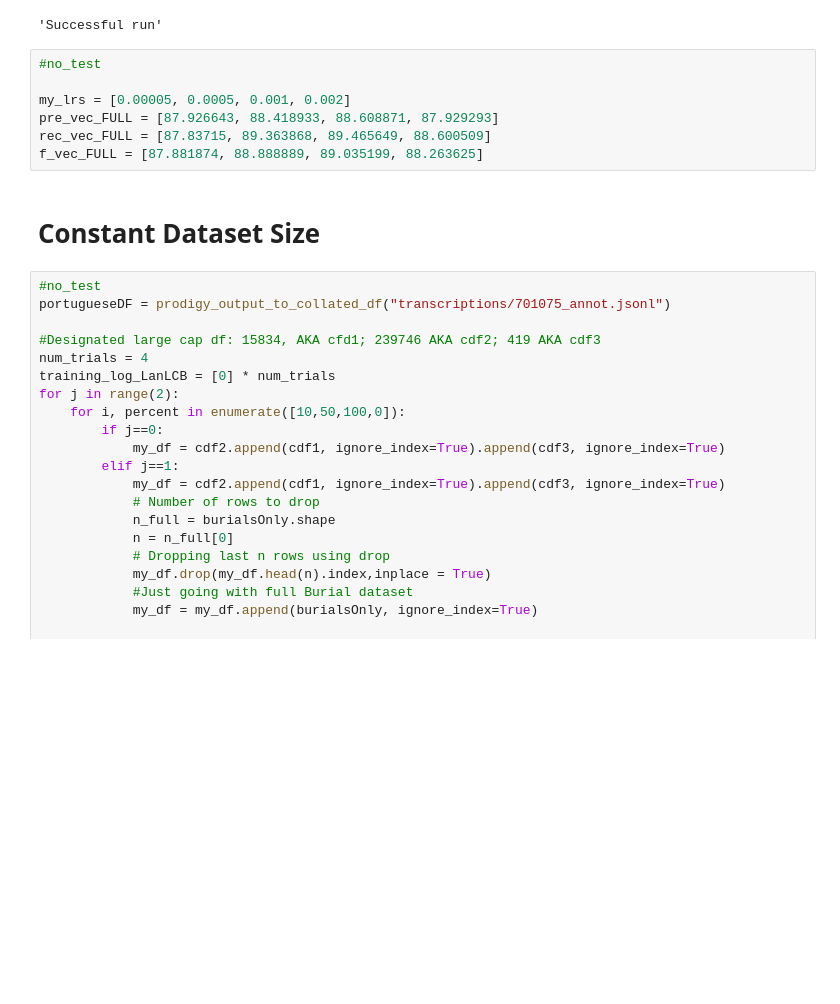
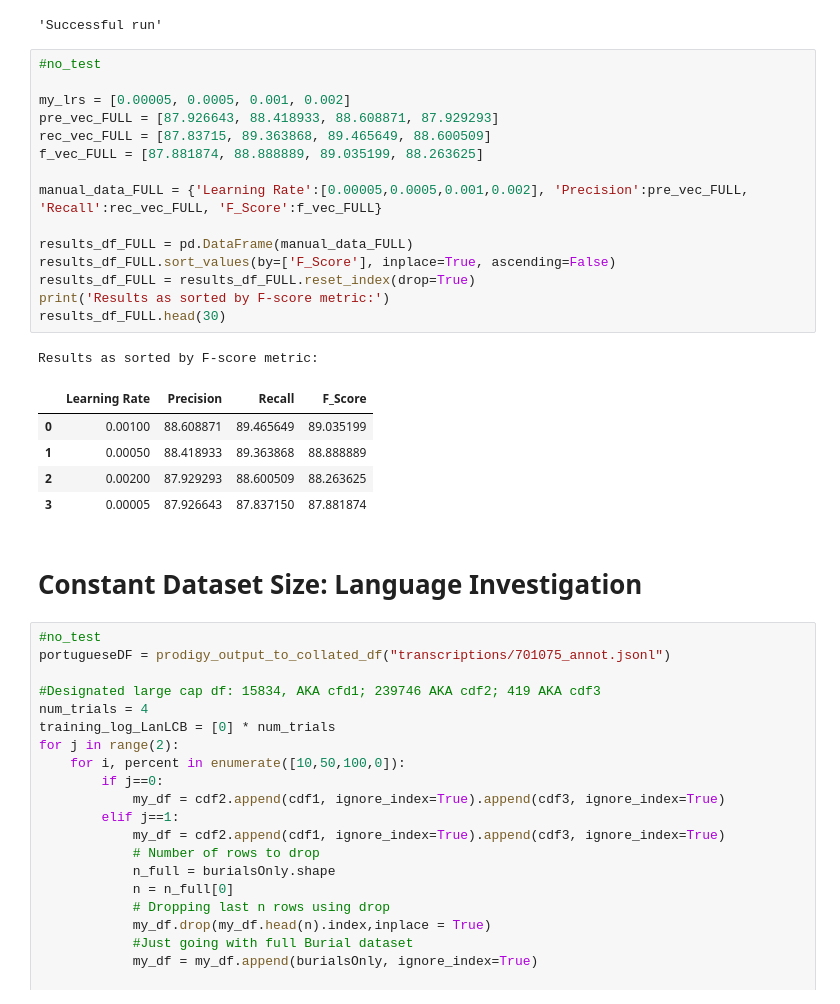
Before and after one commit to slavesocieties/ssda-nlp, a Jupyter notebook: 70-exhaustive-training.ipynb, the cells around one changed output. Drawn from its saved outputs; the diff is of its cells as text; blank space fills up the shorter version.

```diff
--- a/70-exhaustive-training.ipynb
+++ b/70-exhaustive-training.ipynb
@@ -298,12 +297,27 @@ display('Successful run')
 # %%
 #no_test
 
 my_lrs = [0.00005, 0.0005, 0.001, 0.002]
 pre_vec_FULL = [87.926643, 88.418933, 88.608871, 87.929293]
 rec_vec_FULL = [87.83715, 89.363868, 89.465649, 88.600509]
 f_vec_FULL = [87.881874, 88.888889, 89.035199, 88.263625]
+
+manual_data_FULL = {'Learning Rate':[0.00005,0.0005,0.001,0.002], 'Precision':pre_vec_FULL, 'Recall':rec_vec_FULL, 'F_Score':f_vec_FULL}
+
+results_df_FULL = pd.DataFrame(manual_data_FULL)
+results_df_FULL.sort_values(by=['F_Score'], inplace=True, ascending=False)
+results_df_FULL = results_df_FULL.reset_index(drop=True)
+print('Results as sorted by F-score metric:')
+results_df_FULL.head(30)
+# %% [output]
+Results as sorted by F-score metric:
+|  | Learning Rate | Precision | Recall | F_Score |
+| 0 | 0.00100 | 88.608871 | 89.465649 | 89.035199 |
+| 1 | 0.00050 | 88.418933 | 89.363868 | 88.888889 |
+| 2 | 0.00200 | 87.929293 | 88.600509 | 88.263625 |
+| 3 | 0.00005 | 87.926643 | 87.837150 | 87.881874 |
 # %% [markdown]
-# Constant Dataset Size
+# Constant Dataset Size: Language Investigation
 # %%
 #no_test
 portugueseDF = prodigy_output_to_collated_df("transcriptions/701075_annot.jsonl")
```
Also changed, not shown: parts of 4 cells of this notebook.
